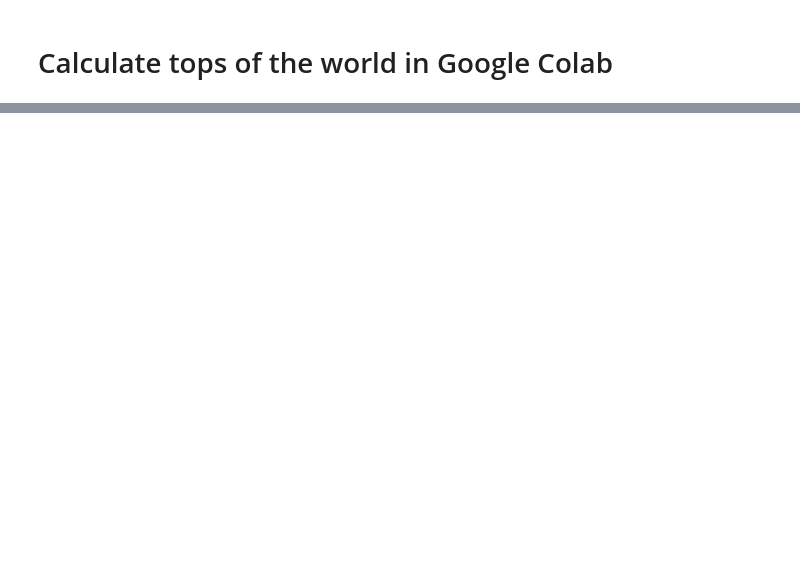
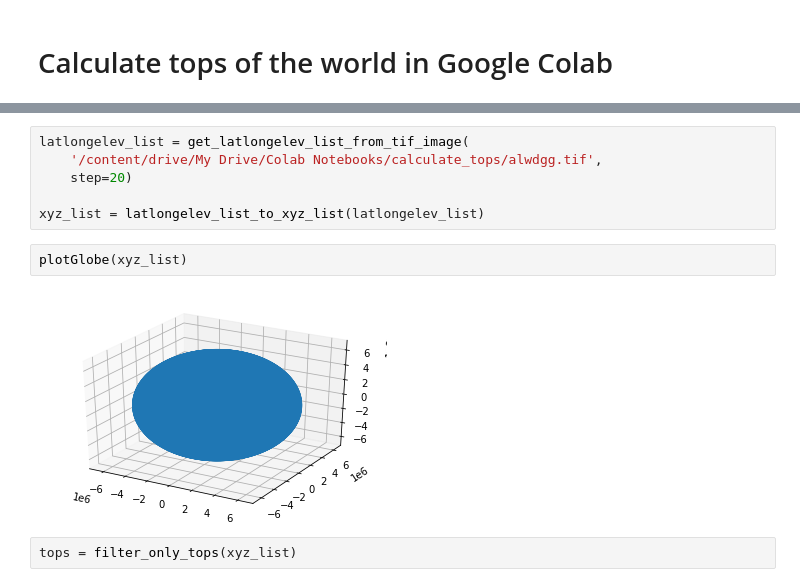
Before and after one commit to franpog859/top-of-the-world, a Jupyter notebook: data_mining/calculate_tops_in_colab.ipynb, the cells around one changed output, grey strips where cells are left out. Cells and saved outputs as stored; diff of their text form; blank space fills up the shorter version.

Commit message:
Actually run Colab script

```diff
--- a/data_mining/calculate_tops_in_colab.ipynb
+++ b/data_mining/calculate_tops_in_colab.ipynb
@@ -120,0 +135,12 @@ def _distance(xyz: XYZ) -> float:
+# %%
+latlongelev_list = get_latlongelev_list_from_tif_image(
+    '/content/drive/My Drive/Colab Notebooks/calculate_tops/alwdgg.tif',
+    step=20)
+
+xyz_list = latlongelev_list_to_xyz_list(latlongelev_list)
+# %%
+plotGlobe(xyz_list)
+# %% [output]
+[figure, added]
+# %%
+tops = filter_only_tops(xyz_list)
```
Also changed, not shown: parts of 6 cells of this notebook, 2 other files.
